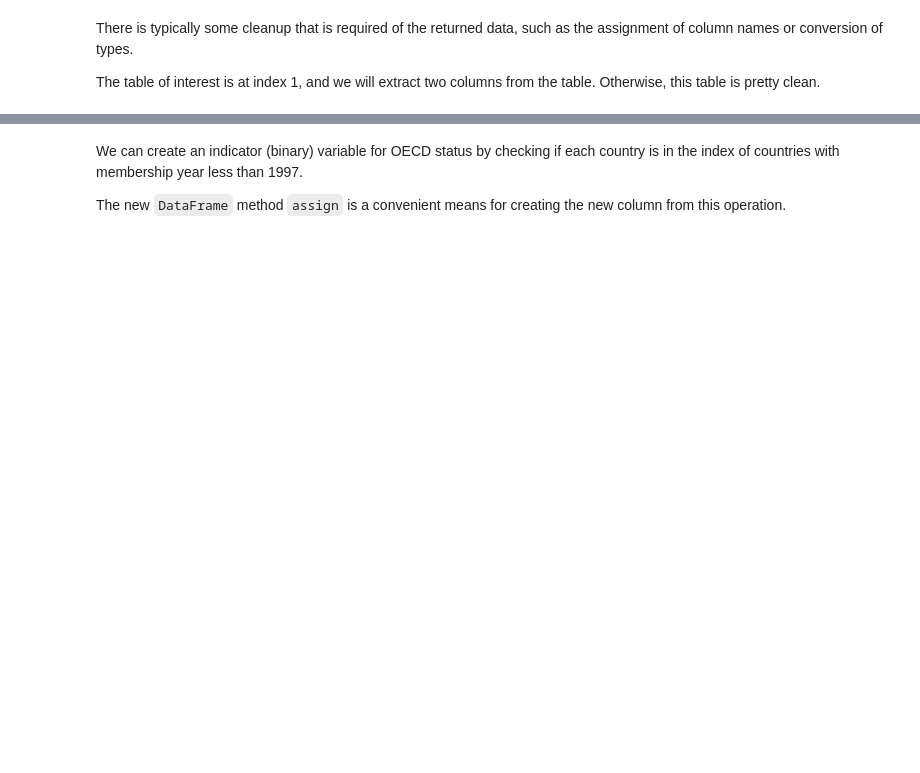
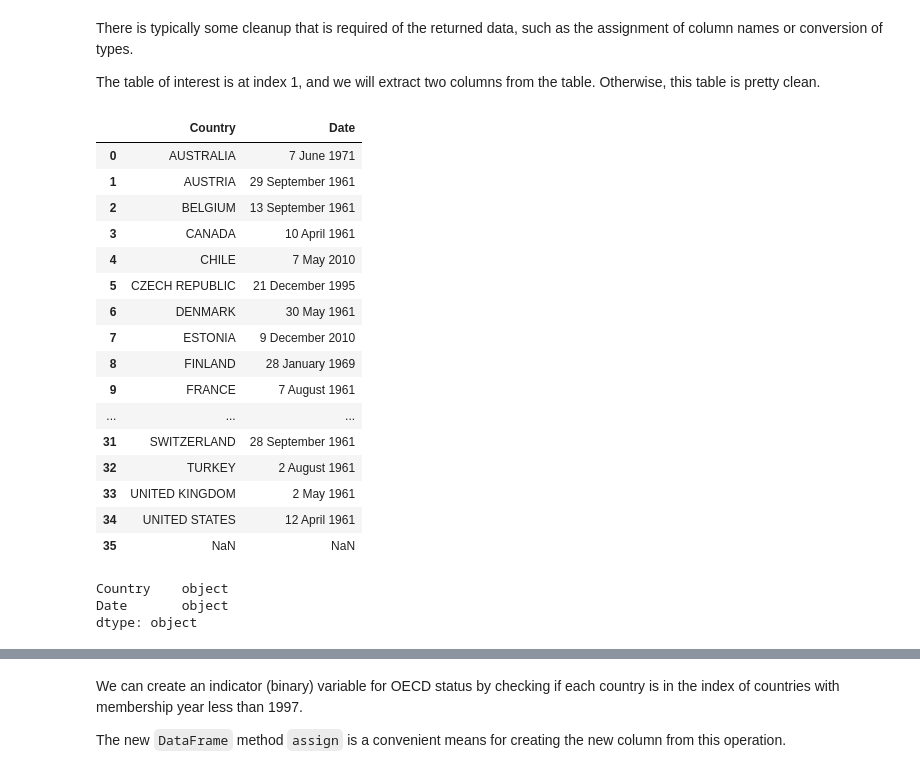
Before and after one commit to vubiostat/swc_workshop, a Jupyter notebook: data_analysis/Introduction to Pandas.ipynb, the cells around one changed output, grey strips where cells are left out. Drawn from its saved outputs; the diff is of its cells as text; code cells hidden in the pictures; blank space fills up the shorter version.

```diff
--- a/data_analysis/Introduction to Pandas.ipynb
+++ b/data_analysis/Introduction to Pandas.ipynb
@@ -320,0 +599,26 @@ oecd.head()
+# %%
+oecd
+# %% [output]
+|  | Country | Date |
+| 0 | AUSTRALIA | 7 June 1971 |
+| 1 | AUSTRIA | 29 September 1961 |
+| 2 | BELGIUM | 13 September 1961 |
+| 3 | CANADA | 10 April 1961 |
+| 4 | CHILE | 7 May 2010 |
+| 5 | CZECH REPUBLIC | 21 December 1995 |
+| 6 | DENMARK | 30 May 1961 |
+| 7 | ESTONIA | 9 December 2010 |
+| 8 | FINLAND | 28 January 1969 |
+| 9 | FRANCE | 7 August 1961 |
+| ... | ... | ... |
+| 31 | SWITZERLAND | 28 September 1961 |
+| 32 | TURKEY | 2 August 1961 |
+| 33 | UNITED KINGDOM | 2 May 1961 |
+| 34 | UNITED STATES | 12 April 1961 |
+| 35 | NaN | NaN |
+# %%
+oecd.dtypes
+# %% [output]
+Country    object
+Date       object
+dtype: object
```
Also changed, not shown: parts of 112 cells of this notebook, 2 other files.
